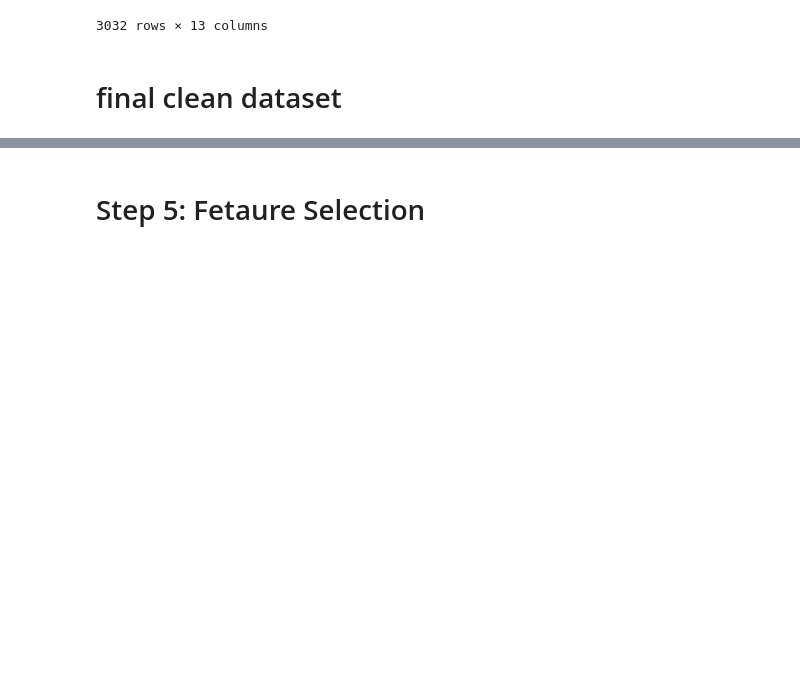
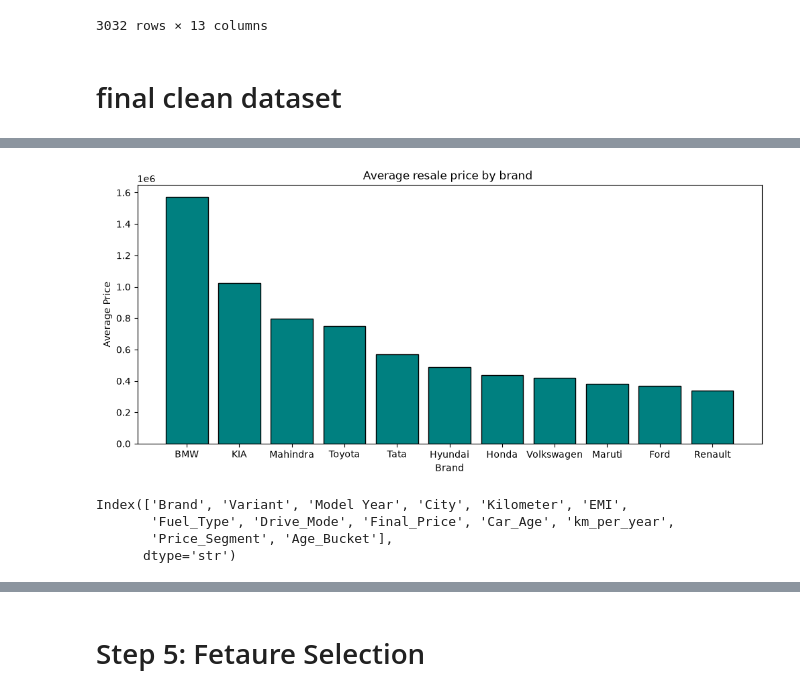
Before and after one commit to shri50/car_ml, a Jupyter notebook: data_Science_project.ipynb, the cells around one changed output, grey strips where cells are left out. Drawn from its saved outputs; the diff is of its cells as text; code cells hidden in the pictures; blank space fills up the shorter version.

```diff
--- a/data_Science_project.ipynb
+++ b/data_Science_project.ipynb
@@ -760,0 +863,19 @@ df.to_csv(r"data/clean/car_clean.csv")
+# %%
+brand_avg_price = df.groupby("Brand")["Final_Price"].mean()
+brand_avg_price = brand_avg_price.sort_values(ascending=False)
+# %%
+plt.figure(figsize=(12,5))
+plt.bar(brand_avg_price.index,brand_avg_price.values, color="teal",edgecolor="black")
+plt.title("Average resale price by brand ")
+plt.xlabel("Brand")
+plt.ylabel("Average Price")
+plt.show()
+# %% [output]
+[figure, added]
+# %%
+df.columns
+# %% [output]
+Index(['Brand', 'Variant', 'Model Year', 'City', 'Kilometer', 'EMI',
+       'Fuel_Type', 'Drive_Mode', 'Final_Price', 'Car_Age', 'km_per_year',
+       'Price_Segment', 'Age_Bucket'],
+      dtype='str')
```
Also changed, not shown: parts of 73 cells of this notebook, 3 other files.
